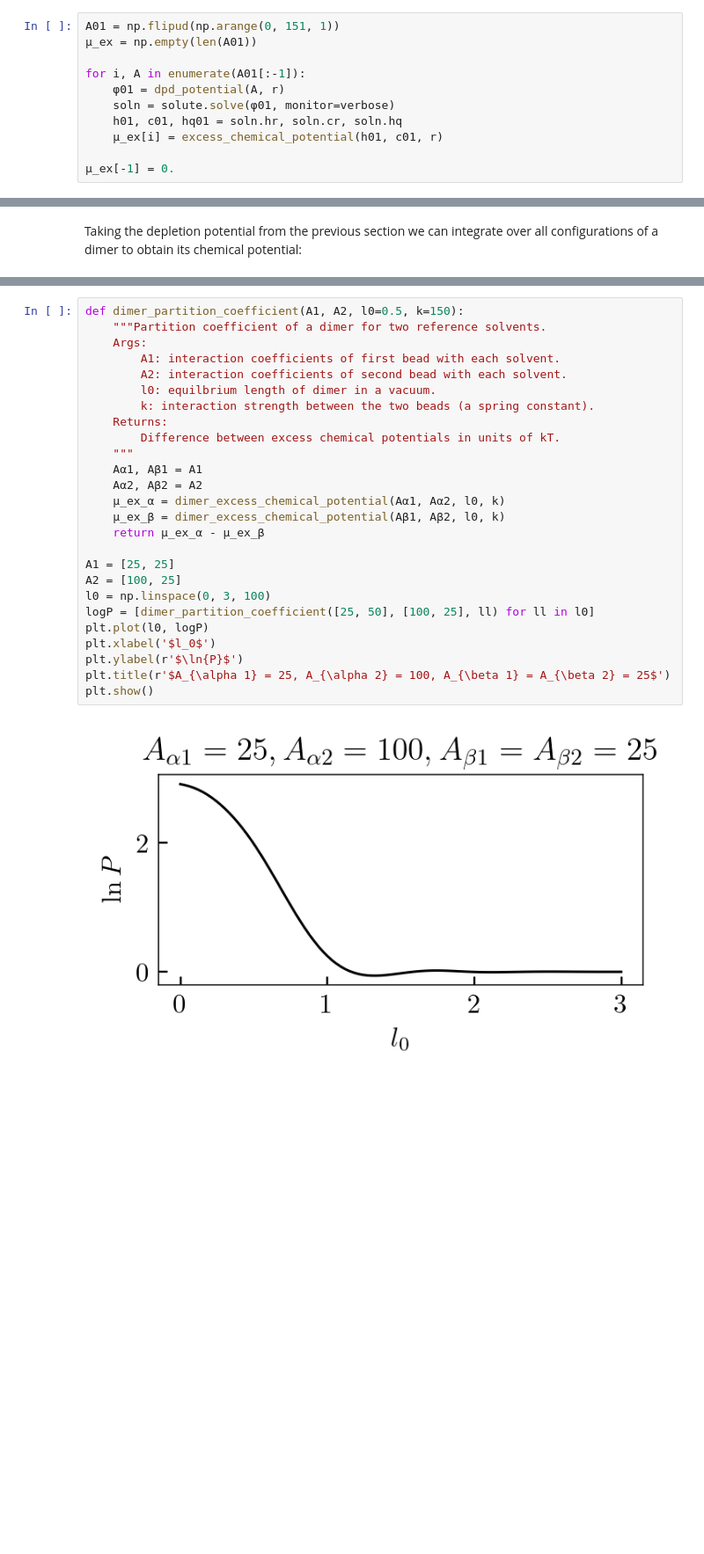
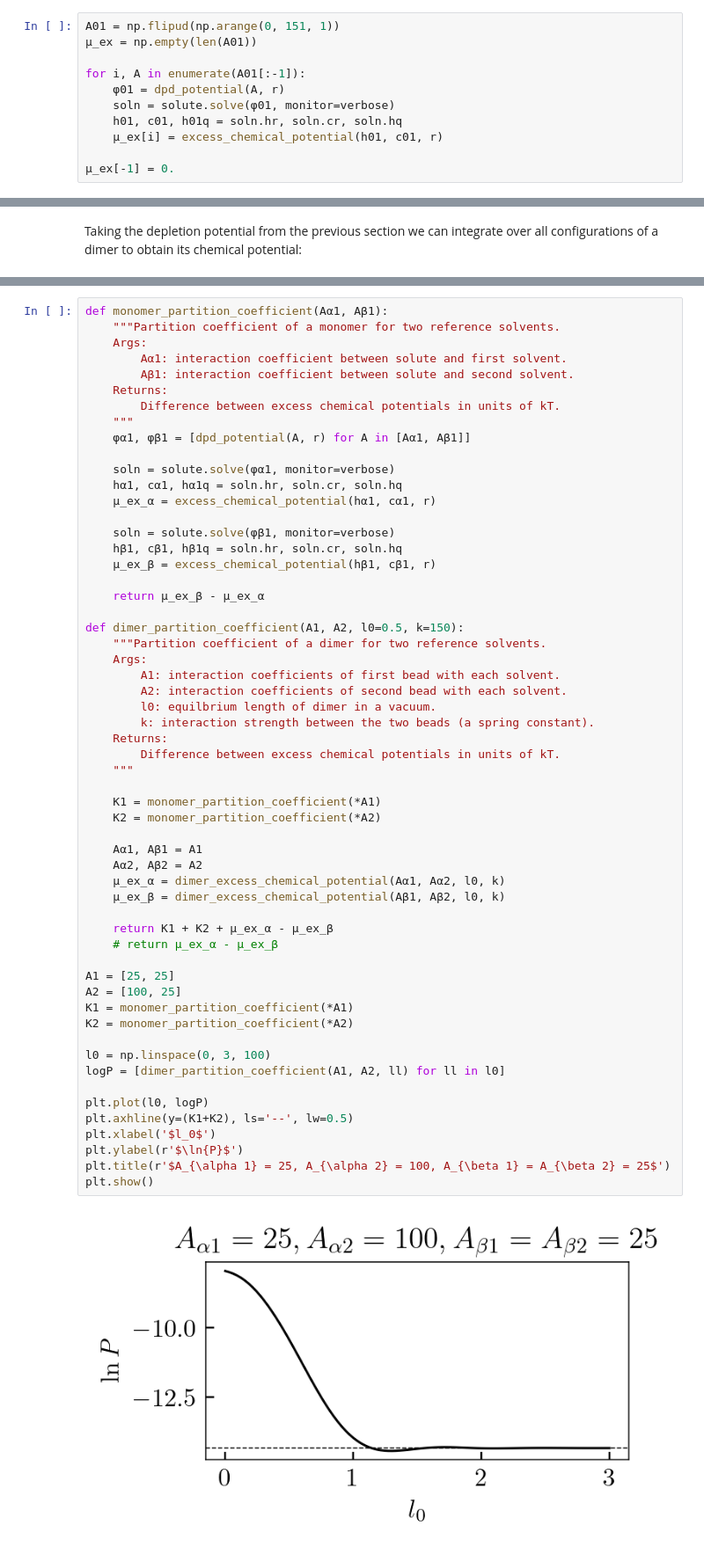
Before and after one commit to patrickbwarren/python3-HNC-solver, a Jupyter notebook: solute_demo.ipynb, the cells around one changed output, grey strips where cells are left out. Shown: that part at 88% size. Saved outputs shown, nothing was run; the diff lists cells and outputs as text; blank space fills up the shorter version.

Commit message:
Fix dimer calculation to include monomer logP

```diff
--- a/solute_demo.ipynb
+++ b/solute_demo.ipynb
@@ -186,7 +186,7 @@ A01 = np.flipud(np.arange(0, 151, 1))
 for i, A in enumerate(A01[:-1]):
     φ01 = dpd_potential(A, r)
     soln = solute.solve(φ01, monitor=verbose)
-    h01, c01, hq01 = soln.hr, soln.cr, soln.hq
+    h01, c01, h01q = soln.hr, soln.cr, soln.hq
     μ_ex[i] = excess_chemical_potential(h01, c01, r)
 
 μ_ex[-1] = 0.
@@ -269,30 +270,61 @@ $$
 \beta \mu_\alpha^\text{ex} - \beta \mu_\beta^\text{ex}\,.
 $$
 # %%
+def monomer_partition_coefficient(Aα1, Aβ1):
+    """Partition coefficient of a monomer for two reference solvents.
+    Args:
+        Aα1: interaction coefficient between solute and first solvent.
+        Aβ1: interaction coefficient between solute and second solvent.
+    Returns:
+        Difference between excess chemical potentials in units of kT.
+    """
+    φα1, φβ1 = [dpd_potential(A, r) for A in [Aα1, Aβ1]]
+
+    soln = solute.solve(φα1, monitor=verbose)
+    hα1, cα1, hα1q = soln.hr, soln.cr, soln.hq
+    μ_ex_α = excess_chemical_potential(hα1, cα1, r)
+
+    soln = solute.solve(φβ1, monitor=verbose)
+    hβ1, cβ1, hβ1q = soln.hr, soln.cr, soln.hq
+    μ_ex_β = excess_chemical_potential(hβ1, cβ1, r)
+
+    return μ_ex_β - μ_ex_α
+
 def dimer_partition_coefficient(A1, A2, l0=0.5, k=150):
     """Partition coefficient of a dimer for two reference solvents.
     Args:
         A1: interaction coefficients of first bead with each solvent.
         A2: interaction coefficients of second bead with each solvent.
         l0: equilbrium length of dimer in a vacuum.
         k: interaction strength between the two beads (a spring constant).
     Returns:
         Difference between excess chemical potentials in units of kT.
     """
+
+    K1 = monomer_partition_coefficient(*A1)
+    K2 = monomer_partition_coefficient(*A2)
+
     Aα1, Aβ1 = A1
     Aα2, Aβ2 = A2
     μ_ex_α = dimer_excess_chemical_potential(Aα1, Aα2, l0, k)
     μ_ex_β = dimer_excess_chemical_potential(Aβ1, Aβ2, l0, k)
-    return μ_ex_α - μ_ex_β
+
+    return K1 + K2 + μ_ex_α - μ_ex_β
+    # return μ_ex_α - μ_ex_β
 
 A1 = [25, 25]
 A2 = [100, 25]
+K1 = monomer_partition_coefficient(*A1)
+K2 = monomer_partition_coefficient(*A2)
+
 l0 = np.linspace(0, 3, 100)
-logP = [dimer_partition_coefficient([25, 50], [100, 25], ll) for ll in l0]
+logP = [dimer_partition_coefficient(A1, A2, ll) for ll in l0]
+
 plt.plot(l0, logP)
+plt.axhline(y=(K1+K2), ls='--', lw=0.5)
 plt.xlabel('$l_0$')
 plt.ylabel(r'$\ln{P}$')
 plt.title(r'$A_{\alpha 1} = 25, A_{\alpha 2} = 100, A_{\beta 1} = A_{\beta 2} = 25$')
 plt.show()
 # %% [output]
-[figure, old version]
+[figure, new version]
```
Also changed, not shown: parts of 2 cells of this notebook.
